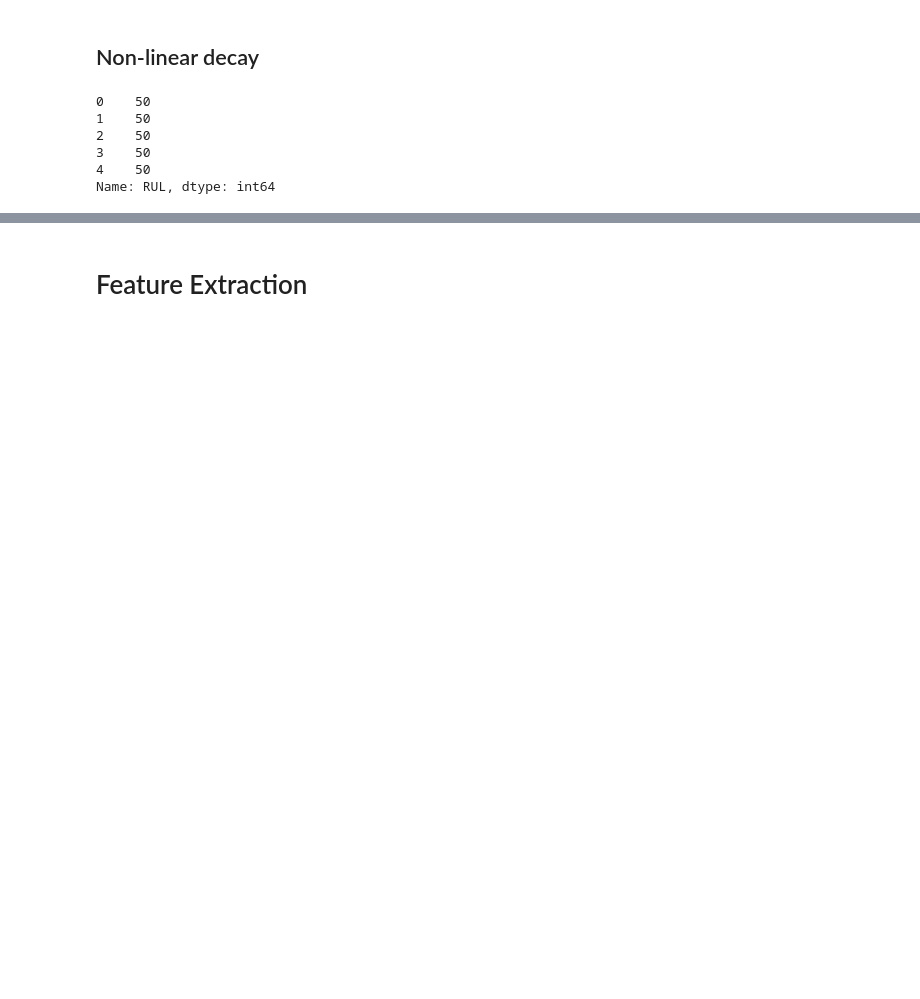
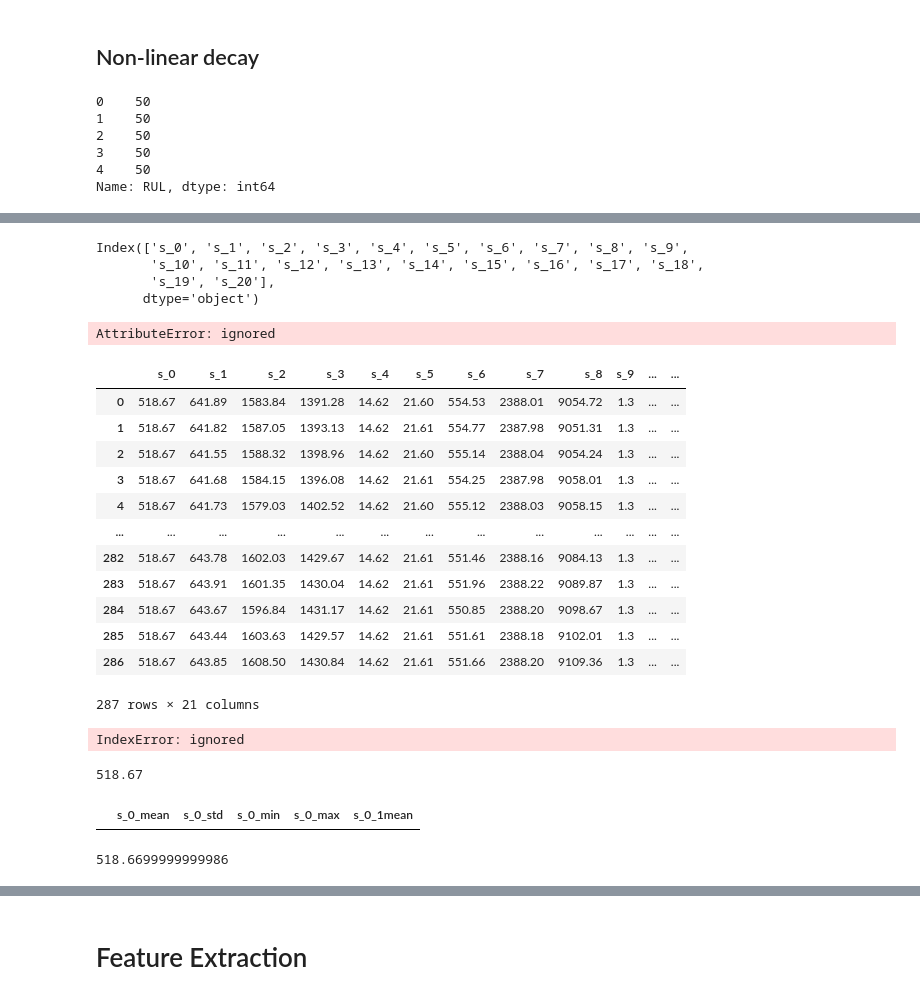
Before and after one commit to arthursl12/POC1, a Jupyter notebook: POC1_Turbofan.ipynb, the cells around one changed output, grey strips where cells are left out. Saved outputs shown, nothing was run; the diff lists cells and outputs as text; code cells hidden in the pictures; blank space fills up the shorter version.

```diff
--- a/POC1_Turbofan.ipynb
+++ b/POC1_Turbofan.ipynb
@@ -381,0 +550,6 @@ rmse(y_non_linear,model.predict(X_train))
+# %%
+idx = 2
+sensors_idx_df = train[train['unit_number'] == idx][sensors_cols]
+mean_df2 = sensors_idx_df.mean(axis=0)
+mean_df2.index = [old_name+'_mean' for old_name in mean_df2.index]
+mean_df2
@@ -381,0 +595,29 @@ rmse(y_non_linear,model.predict(X_train))
+# %%
+mean_df = sensors_idx_df.mean(axis=0)
+mean_df.index
+# %% [output]
+Index(['s_0', 's_1', 's_2', 's_3', 's_4', 's_5', 's_6', 's_7', 's_8', 's_9',
+       's_10', 's_11', 's_12', 's_13', 's_14', 's_15', 's_16', 's_17', 's_18',
+       's_19', 's_20'],
+      dtype='object')
+# %%
+[old_name+'_mean' for old_name in mean_df.index]
+# %% [output]
+AttributeError: ignored
+# %%
+sensors_idx_df = sensors_idx_df.reset_index(drop=True)
+sensors_idx_df
+# %% [output]
+|  | s_0 | s_1 | s_2 | s_3 | s_4 | s_5 | s_6 | s_7 | s_8 | s_9 | ... | ... |
+| 0 | 518.67 | 641.89 | 1583.84 | 1391.28 | 14.62 | 21.60 | 554.53 | 2388.01 | 9054.72 | 1.3 | ... | ... |
+| 1 | 518.67 | 641.82 | 1587.05 | 1393.13 | 14.62 | 21.61 | 554.77 | 2387.98 | 9051.31 | 1.3 | ... | ... |
+| 2 | 518.67 | 641.55 | 1588.32 | 1398.96 | 14.62 | 21.60 | 555.14 | 2388.04 | 9054.24 | 1.3 | ... | ... |
+| 3 | 518.67 | 641.68 | 1584.15 | 1396.08 | 14.62 | 21.61 | 554.25 | 2387.98 | 9058.01 | 1.3 | ... | ... |
+| 4 | 518.67 | 641.73 | 1579.03 | 1402.52 | 14.62 | 21.60 | 555.12 | 2388.03 | 9058.15 | 1.3 | ... | ... |
+| ... | ... | ... | ... | ... | ... | ... | ... | ... | ... | ... | ... | ... |
+| 282 | 518.67 | 643.78 | 1602.03 | 1429.67 | 14.62 | 21.61 | 551.46 | 2388.16 | 9084.13 | 1.3 | ... | ... |
+| 283 | 518.67 | 643.91 | 1601.35 | 1430.04 | 14.62 | 21.61 | 551.96 | 2388.22 | 9089.87 | 1.3 | ... | ... |
+| 284 | 518.67 | 643.67 | 1596.84 | 1431.17 | 14.62 | 21.61 | 550.85 | 2388.20 | 9098.67 | 1.3 | ... | ... |
+| 285 | 518.67 | 643.44 | 1603.63 | 1429.57 | 14.62 | 21.61 | 551.61 | 2388.18 | 9102.01 | 1.3 | ... | ... |
+| 286 | 518.67 | 643.85 | 1608.50 | 1430.84 | 14.62 | 21.61 | 551.66 | 2388.20 | 9109.36 | 1.3 | ... | ... |
+287 rows × 21 columns
@@ -381,0 +626,23 @@ rmse(y_non_linear,model.predict(X_train))
+# %%
+tup = sensors_idx_df[ssr].transpose().mean(), sensors_idx_df[ssr].std(), sensors_idx_df[ssr].min(), sensors_idx_df[ssr].max()
+extracted_df.iloc[1] = tup
+extracted_df
+# %% [output]
+IndexError: ignored
+# %%
+np.array(sensors_idx_df[ssr]).mean()
+# %% [output]
+518.67
+# %%
+ssr = sensors_cols[0]
+extracted_df[ssr+"_mean"] = sensors_idx_df.mean(axis=0)[ssr]
+extracted_df[ssr+"_std"] = sensors_idx_df[ssr].std()
+extracted_df[ssr+"_min"] = sensors_idx_df[ssr].min()
+extracted_df[ssr+"_max"] = sensors_idx_df[ssr].max()
+extracted_df
+# %% [output]
+|  | s_0_mean | s_0_std | s_0_min | s_0_max | s_0_1mean |
+# %%
+sensors_idx_df[ssr].mean()
+# %% [output]
+518.6699999999986
```
Also changed, not shown: parts of 43 cells of this notebook.
